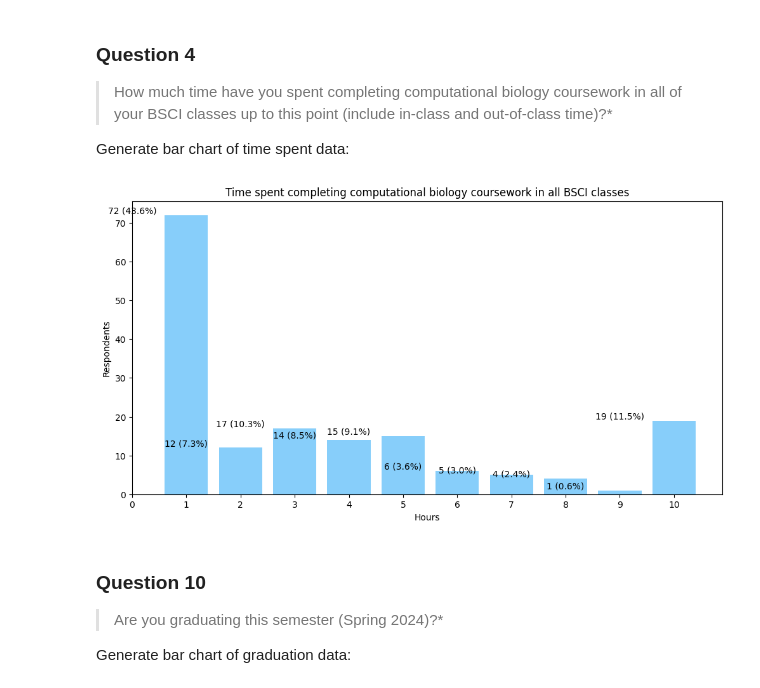
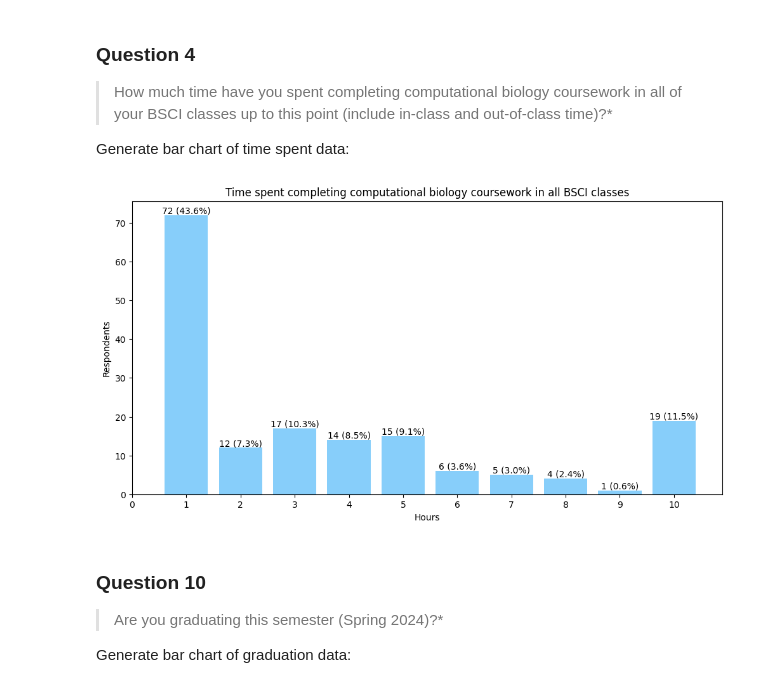
Before and after one commit to maxinehsu/summary-visualizations, a Jupyter notebook: viz.ipynb, the cells around one changed output. Saved outputs shown, nothing was run; the diff lists cells and outputs as text; code cells hidden in the pictures.

```diff
--- a/viz.ipynb
+++ b/viz.ipynb
@@ -101,11 +101,14 @@ Generate bar chart of course data:
 - Define a function to display y-values, which displays y-values and their corresponding percentages above each bar.
 # %%
 # Displays y-values.
-def ydisplay(x, y, sum_total):
+def ydisplay(x, y, total, onlynum):
     for i in range(len(x)):
         value = y.iloc[i]
-        percent = (value / sum_total) * 100
-        plt.text(i, value, str(value) + " (" + "{:.1f}".format(percent) + "%)", ha="center", va="bottom")
+        percent = (value / total) * 100
+        if onlynum:
+            plt.text(i + 1, value, str(value) + " (" + "{:.1f}".format(percent) + "%)", ha="center", va="bottom")
+        else:
+            plt.text(i, value, str(value) + " (" + "{:.1f}".format(percent) + "%)", ha="center", va="bottom")
 # %%
 q1_counts = df["q1"].value_counts()     # y-values -- number of respondents
 q1_courses = q1_counts.index.tolist()   # x-values -- courses
@@ -133,22 +136,22 @@ Generate bar chart of time spent data:
 # %%
 q4_counts = df["q4"].value_counts().sort_index()    # y-values -- number of respondents
 q4_times = q4_counts.index.tolist()                 # x-values -- hours
 q4_sum = sum(q4_counts)                             # total number of respondents
 
 # generate bar chart
 plt.figure(figsize=(12, 6))
 plt.bar(q4_times, q4_counts, color="lightskyblue")
 
 # add labels
 plt.title("Time spent completing computational biology coursework in all BSCI classes")
 plt.xticks(range(11))   # add ticks for 1-10 hours (inclusive)
 plt.xlabel("Hours")
 plt.ylabel("Respondents")
 
-ydisplay(q4_times, q4_counts, q4_sum)
+ydisplay(q4_times, q4_counts, q4_sum, onlynum=True)
 plt.show()
 # %% [output]
-[figure, old version]
+[figure, new version]
 # %% [markdown]
 ### Question 10
 > Are you graduating this semester (Spring 2024)?*
```
Also changed, not shown: parts of 3 cells of this notebook.
